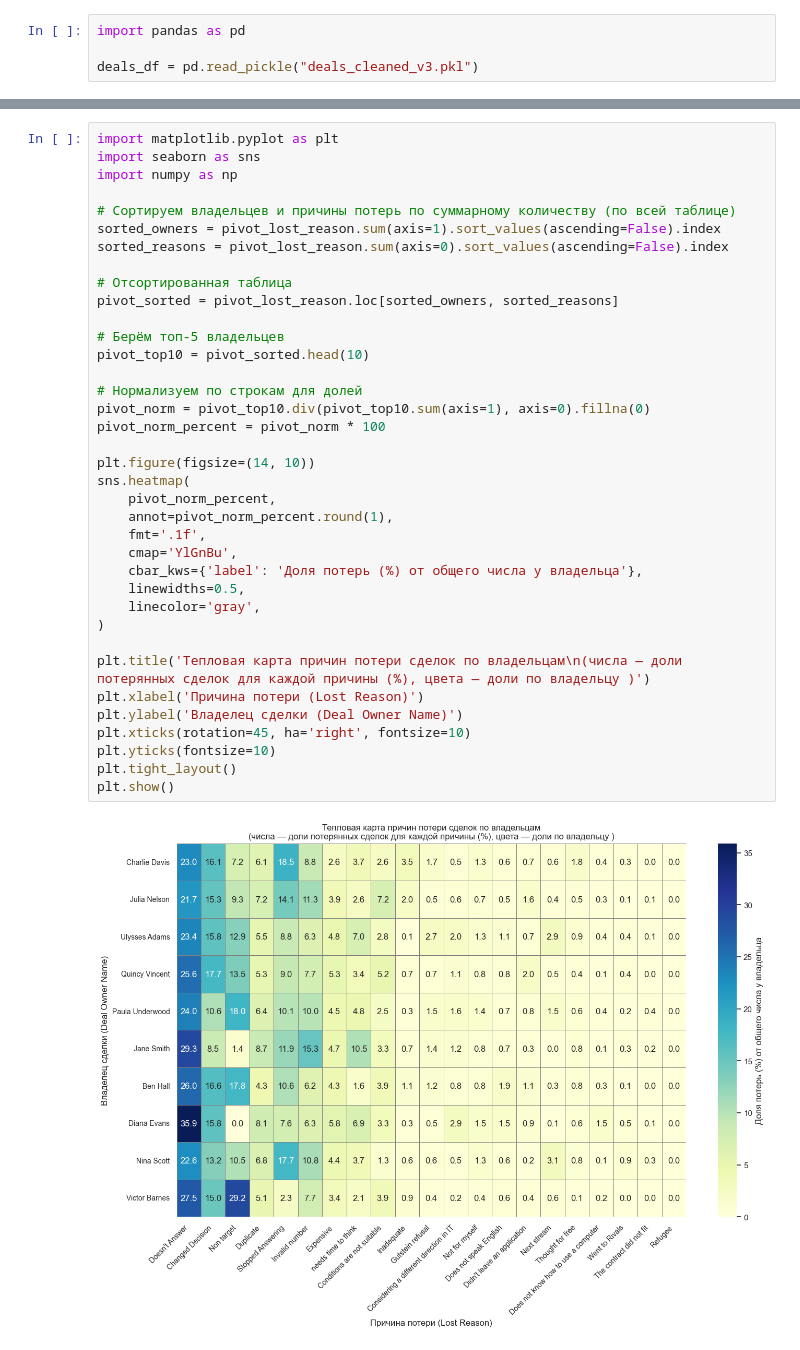
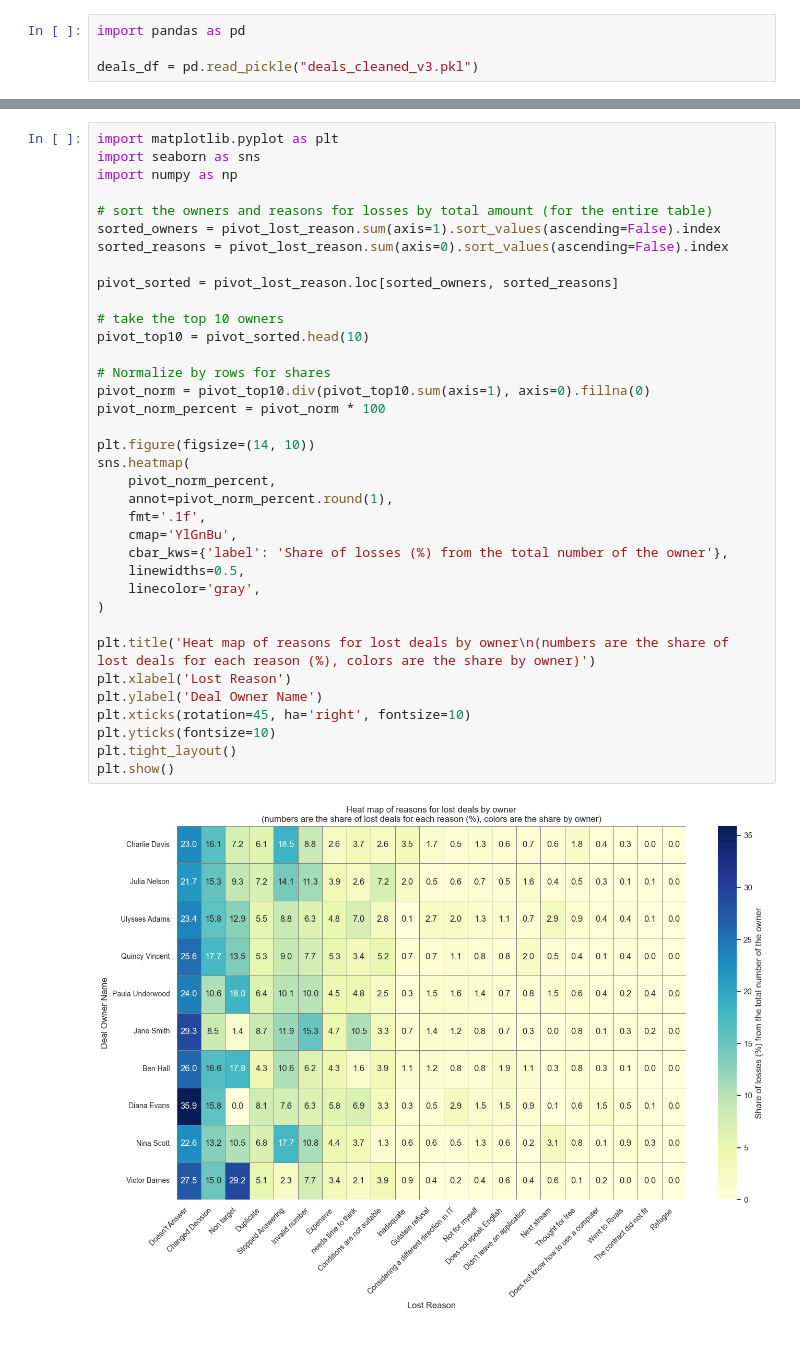
Before and after one commit to Katarina-dev/ICH, a Jupyter notebook: Python/hw/DA_PROJECT/sales_analysis.ipynb, the cells around one changed output, grey strips where cells are left out. Drawn from its saved outputs; the diff is of its cells as text.

```diff
--- a/Python/hw/DA_PROJECT/sales_analysis.ipynb
+++ b/Python/hw/DA_PROJECT/sales_analysis.ipynb
@@ -237,39 +305,38 @@ Yara Edwards                    0               0                    1
 # %%
 import matplotlib.pyplot as plt
 import seaborn as sns
 import numpy as np
 
-# Сортируем владельцев и причины потерь по суммарному количеству (по всей таблице)
+# sort the owners and reasons for losses by total amount (for the entire table)
 sorted_owners = pivot_lost_reason.sum(axis=1).sort_values(ascending=False).index
 sorted_reasons = pivot_lost_reason.sum(axis=0).sort_values(ascending=False).index
 
-# Отсортированная таблица
 pivot_sorted = pivot_lost_reason.loc[sorted_owners, sorted_reasons]
 
-# Берём топ-5 владельцев
+# take the top 10 owners
 pivot_top10 = pivot_sorted.head(10)
 
-# Нормализуем по строкам для долей
+# Normalize by rows for shares
 pivot_norm = pivot_top10.div(pivot_top10.sum(axis=1), axis=0).fillna(0)
 pivot_norm_percent = pivot_norm * 100
 
 plt.figure(figsize=(14, 10))
 sns.heatmap(
     pivot_norm_percent,
     annot=pivot_norm_percent.round(1),
     fmt='.1f',
     cmap='YlGnBu',
-    cbar_kws={'label': 'Доля потерь (%) от общего числа у владельца'},
+    cbar_kws={'label': 'Share of losses (%) from the total number of the owner'},
     linewidths=0.5,
     linecolor='gray',
 )
 
-plt.title('Тепловая карта причин потери сделок по владельцам\n(числа — доли потерянных сделок для каждой причины (%), цвета — доли по владельцу )')
-plt.xlabel('Причина потери (Lost Reason)')
-plt.ylabel('Владелец сделки (Deal Owner Name)')
+plt.title('Heat map of reasons for lost deals by owner\n(numbers are the share of lost deals for each reason (%), colors are the share by owner)')
+plt.xlabel('Lost Reason')
+plt.ylabel('Deal Owner Name')
 plt.xticks(rotation=45, ha='right', fontsize=10)
 plt.yticks(fontsize=10)
 plt.tight_layout()
 plt.show()
 # %% [output]
-[figure, old version]
+[figure, new version]
```
Also changed, not shown: parts of 28 cells of this notebook, 9 other files.
